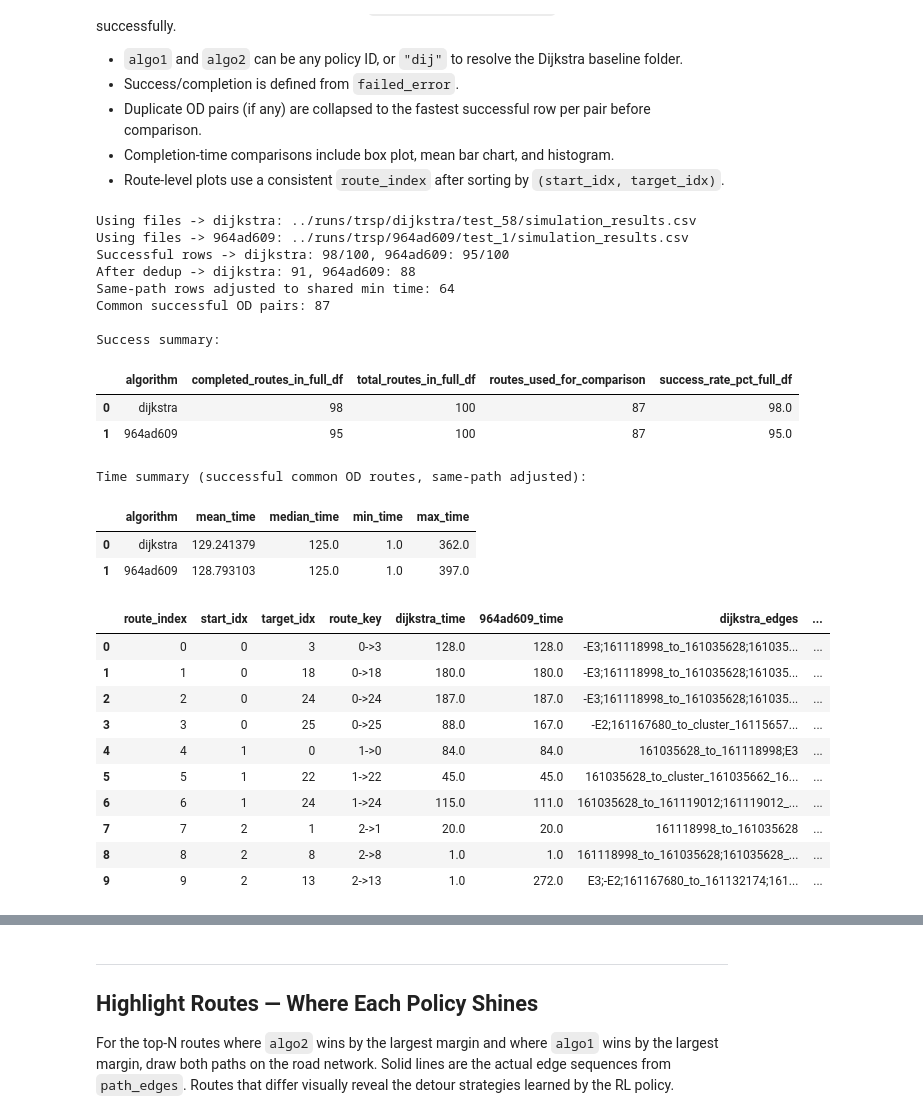
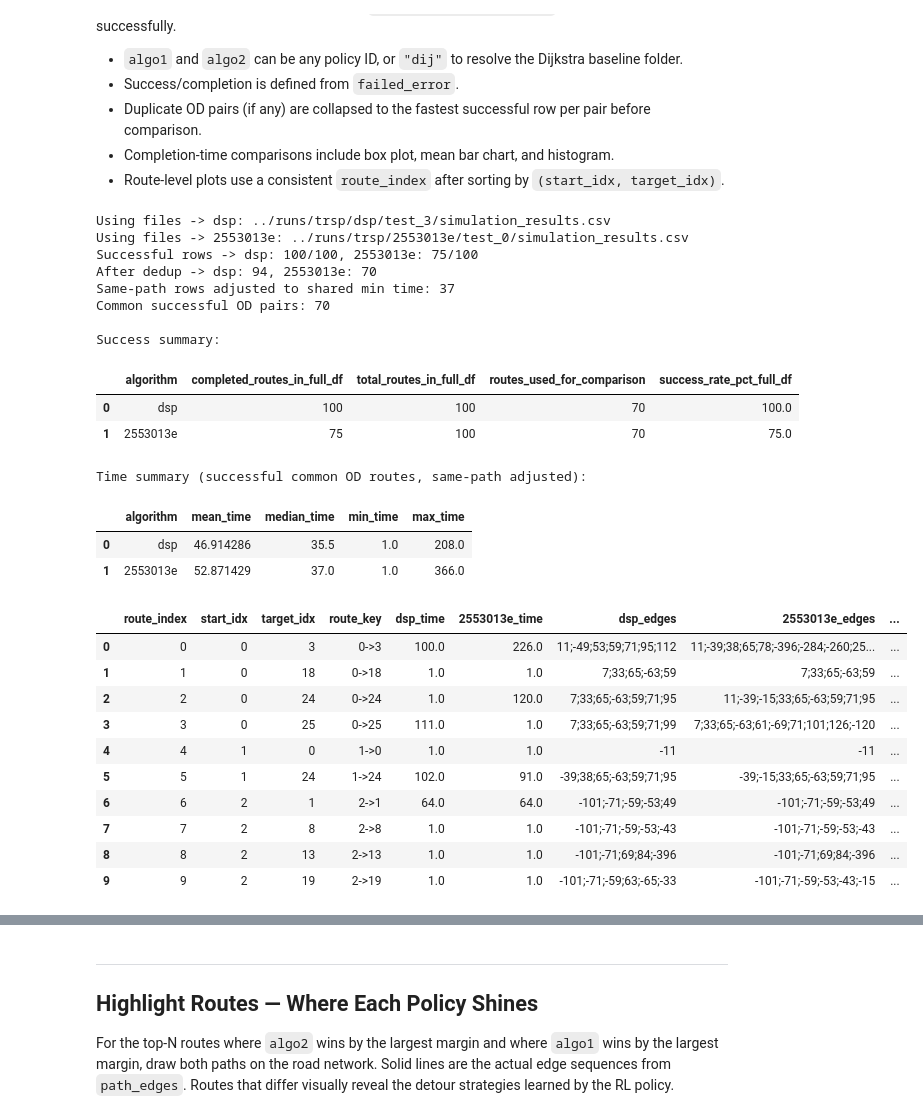
Before and after one commit to shinobi-wolf/FleetNav, a Jupyter notebook: notebooks/trsp_testing_analysis.ipynb, the cells around one changed output, grey strips where cells are left out. Drawn from its saved outputs; the diff is of its cells as text; code cells hidden in the pictures.

```diff
--- a/notebooks/trsp_testing_analysis.ipynb
+++ b/notebooks/trsp_testing_analysis.ipynb
@@ -17,8 +321,8 @@ import re
 
 # --- User-editable algorithm selectors ---
 # Set to any policy ID (e.g. "b3ef6da6") or "dij" for the Dijkstra baseline folder
-algo1 = "dij"
-algo2 = "964ad609"
+algo1 = "dsp"
+algo2 = "2553013e"
 
 # --- Helpers ---
 def resolve_algo_dir(runs_root: Path, algo_hint: str) -> Path:
@@ -172,54 +476,54 @@ display(summary)
 aligned = pd.DataFrame({
     "route_index": df_algo1_common["route_index"],
     "start_idx":   df_algo1_common["start_idx"],
     "target_idx":  df_algo1_common["target_idx"],
     "route_key":   df_algo1_common["route_key"],
     f"{algo1_label}_time":  df_algo1_common[time_col],
     f"{algo2_label}_time":  df_algo2_common[time_col],
     f"{algo1_label}_edges": df_algo1_common[path_col],
     f"{algo2_label}_edges": df_algo2_common[path_col],
 })
 diff_col = f"time_diff_{algo2_label}_minus_{algo1_label}"
 aligned[diff_col] = aligned[f"{algo2_label}_time"] - aligned[f"{algo1_label}_time"]
 
 time_summary = pd.DataFrame({
     "algorithm":   [algo1_label, algo2_label],
     "mean_time":   [df_algo1_common[time_col].mean(),   df_algo2_common[time_col].mean()],
     "median_time": [df_algo1_common[time_col].median(), df_algo2_common[time_col].median()],
     "min_time":    [df_algo1_common[time_col].min(),    df_algo2_common[time_col].min()],
     "max_time":    [df_algo1_common[time_col].max(),    df_algo2_common[time_col].max()],
 })
 
 print("\nTime summary (successful common OD routes, same-path adjusted):")
 display(time_summary)
 display(aligned.head(10))
 # %% [output]
-Using files -> dijkstra: ../runs/trsp/dijkstra/test_58/simulation_results.csv
-Using files -> 964ad609: ../runs/trsp/964ad609/test_1/simulation_results.csv
-Successful rows -> dijkstra: 98/100, 964ad609: 95/100
-After dedup -> dijkstra: 91, 964ad609: 88
-Same-path rows adjusted to shared min time: 64
-Common successful OD pairs: 87
+Using files -> dsp: ../runs/trsp/dsp/test_3/simulation_results.csv
+Using files -> 2553013e: ../runs/trsp/2553013e/test_0/simulation_results.csv
+Successful rows -> dsp: 100/100, 2553013e: 75/100
+After dedup -> dsp: 94, 2553013e: 70
+Same-path rows adjusted to shared min time: 37
+Common successful OD pairs: 70
 
 Success summary:
 |  | algorithm | completed_routes_in_full_df | total_routes_in_full_df | routes_used_for_comparison | success_rate_pct_full_df |
-| 0 | dijkstra | 98 | 100 | 87 | 98.0 |
-| 1 | 964ad609 | 95 | 100 | 87 | 95.0 |
+| 0 | dsp | 100 | 100 | 70 | 100.0 |
+| 1 | 2553013e | 75 | 100 | 70 | 75.0 |
 Time summary (successful common OD routes, same-path adjusted):
 |  | algorithm | mean_time | median_time | min_time | max_time |
-| 0 | dijkstra | 129.241379 | 125.0 | 1.0 | 362.0 |
-| 1 | 964ad609 | 128.793103 | 125.0 | 1.0 | 397.0 |
+| 0 | dsp | 46.914286 | 35.5 | 1.0 | 208.0 |
+| 1 | 2553013e | 52.871429 | 37.0 | 1.0 | 366.0 |
-|  | route_index | start_idx | target_idx | route_key | dijkstra_time | 964ad609_time | dijkstra_edges | ... |
-| 0 | 0 | 0 | 3 | 0->3 | 128.0 | 128.0 | -E3;161118998_to_161035628;161035... | ... |
-| 1 | 1 | 0 | 18 | 0->18 | 180.0 | 180.0 | -E3;161118998_to_161035628;161035... | ... |
-| 2 | 2 | 0 | 24 | 0->24 | 187.0 | 187.0 | -E3;161118998_to_161035628;161035... | ... |
-| 3 | 3 | 0 | 25 | 0->25 | 88.0 | 167.0 | -E2;161167680_to_cluster_16115657... | ... |
-| 4 | 4 | 1 | 0 | 1->0 | 84.0 | 84.0 | 161035628_to_161118998;E3 | ... |
-| 5 | 5 | 1 | 22 | 1->22 | 45.0 | 45.0 | 161035628_to_cluster_161035662_16... | ... |
-| 6 | 6 | 1 | 24 | 1->24 | 115.0 | 111.0 | 161035628_to_161119012;161119012_... | ... |
-| 7 | 7 | 2 | 1 | 2->1 | 20.0 | 20.0 | 161118998_to_161035628 | ... |
-| 8 | 8 | 2 | 8 | 2->8 | 1.0 | 1.0 | 161118998_to_161035628;161035628_... | ... |
-| 9 | 9 | 2 | 13 | 2->13 | 1.0 | 272.0 | E3;-E2;161167680_to_161132174;161... | ... |
+|  | route_index | start_idx | target_idx | route_key | dsp_time | 2553013e_time | dsp_edges | 2553013e_edges | ... |
+| 0 | 0 | 0 | 3 | 0->3 | 100.0 | 226.0 | 11;-49;53;59;71;95;112 | 11;-39;38;65;78;-396;-284;-260;25... | ... |
+| 1 | 1 | 0 | 18 | 0->18 | 1.0 | 1.0 | 7;33;65;-63;59 | 7;33;65;-63;59 | ... |
+| 2 | 2 | 0 | 24 | 0->24 | 1.0 | 120.0 | 7;33;65;-63;59;71;95 | 11;-39;-15;33;65;-63;59;71;95 | ... |
+| 3 | 3 | 0 | 25 | 0->25 | 111.0 | 1.0 | 7;33;65;-63;59;71;99 | 7;33;65;-63;61;-69;71;101;126;-120 | ... |
+| 4 | 4 | 1 | 0 | 1->0 | 1.0 | 1.0 | -11 | -11 | ... |
+| 5 | 5 | 1 | 24 | 1->24 | 102.0 | 91.0 | -39;38;65;-63;59;71;95 | -39;-15;33;65;-63;59;71;95 | ... |
+| 6 | 6 | 2 | 1 | 2->1 | 64.0 | 64.0 | -101;-71;-59;-53;49 | -101;-71;-59;-53;49 | ... |
+| 7 | 7 | 2 | 8 | 2->8 | 1.0 | 1.0 | -101;-71;-59;-53;-43 | -101;-71;-59;-53;-43 | ... |
+| 8 | 8 | 2 | 13 | 2->13 | 1.0 | 1.0 | -101;-71;69;84;-396 | -101;-71;69;84;-396 | ... |
+| 9 | 9 | 2 | 19 | 2->19 | 1.0 | 1.0 | -101;-71;-59;63;-65;-33 | -101;-71;-59;-53;-43;-15 | ... |
 # %%
 # --- Time comparison plots: box, mean bar, histogram ---
 plot_df = pd.concat(
```
Also changed, not shown: parts of 10 cells of this notebook, 40 other files.
